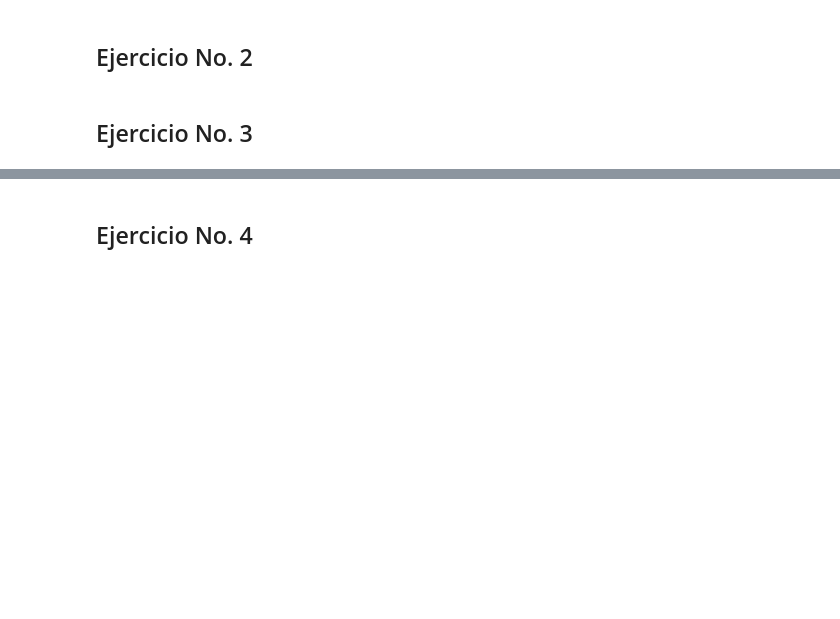
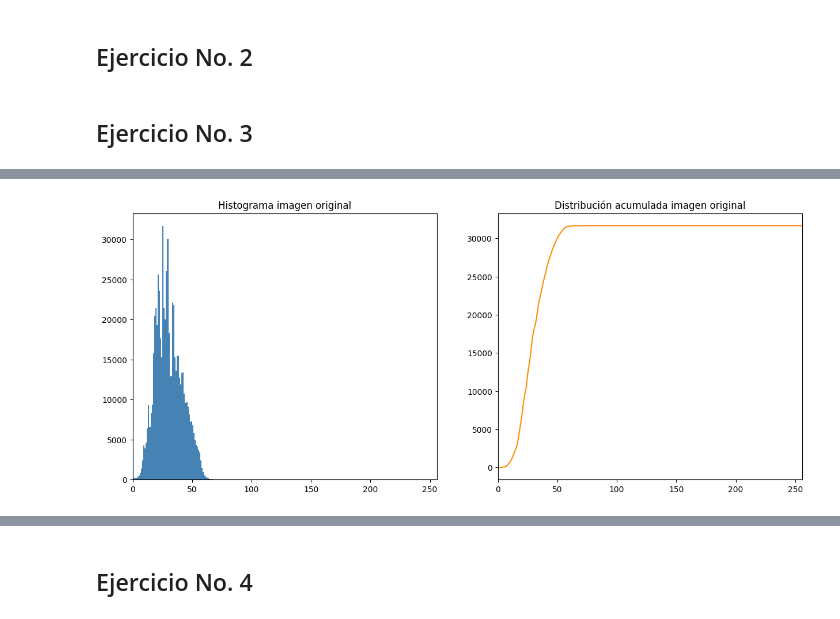
Before and after one commit to Diego-CB/Lista_1, a Jupyter notebook: Lista_1.ipynb, the cells around one changed output, grey strips where cells are left out. Drawn from its saved outputs; the diff is of its cells as text; code cells hidden in the pictures; blank space fills up the shorter version.

```diff
--- a/Lista_1.ipynb
+++ b/Lista_1.ipynb
@@ -102,9 +87,30 @@ import numpy as np
 import matplotlib.pyplot as plt
 
 # Lectura de la imagen
-img = cv2.imread("img.jpg", cv2.IMREAD_GRAYSCALE)
-# plt.imshow(img)
-
-# Histograma sin equalizar
-img = cv2.equalizeHist(img)
-plt.show()
+img = cv2.imread("img.jpg")
+img_G = cv2.cvtColor(img, cv2.COLOR_BGR2GRAY) # Convertir img a escala de grises
+# %%
+def HistNorm(img_G, title):
+    hist,bins = np.histogram(img_G.flatten(),256,[0,256])
+    plt.subplot(1, 2, 1)
+    plt.hist(img_G.ravel(),256,[0,256], color= "steelblue")
+    plt.title(title)
+    plt.xlim([0,256])
+
+    return hist
+
+def DistAcum(hist, title):
+    cdf = hist.cumsum()
+    cdf_normalized = cdf * float(hist.max()) / cdf.max()
+    plt.subplot(1, 2, 2)
+    plt.plot(cdf_normalized, color= "darkorange")
+    plt.xlim([0,256]) # se utiliza para establecer un limite eje x
+    plt.title(title)
+# %%
+# Hitogramas de imagen original
+plt.figure(figsize=(15, 6))
+hist = HistNorm(img_G, "Histograma imagen original")
+acum = DistAcum(hist, "Distribución acumulada imagen original")
+plt.show()
+# %% [output]
+[figure, added]
```
Also changed, not shown: parts of 6 cells of this notebook, 1 other file.
